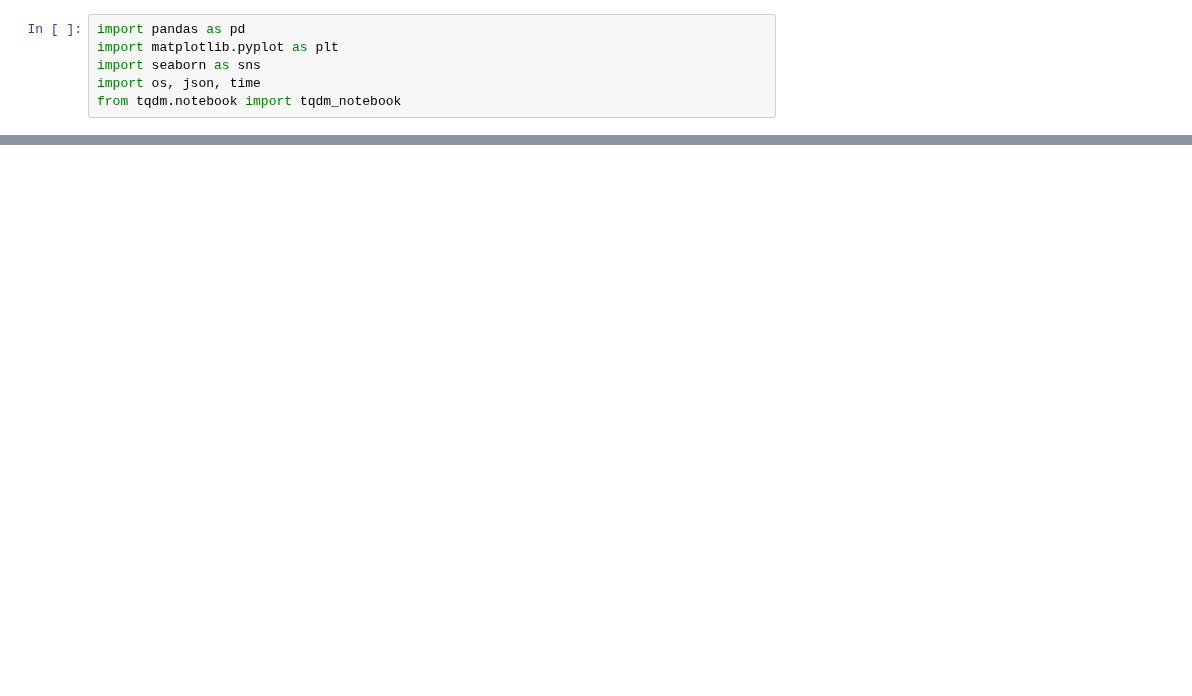
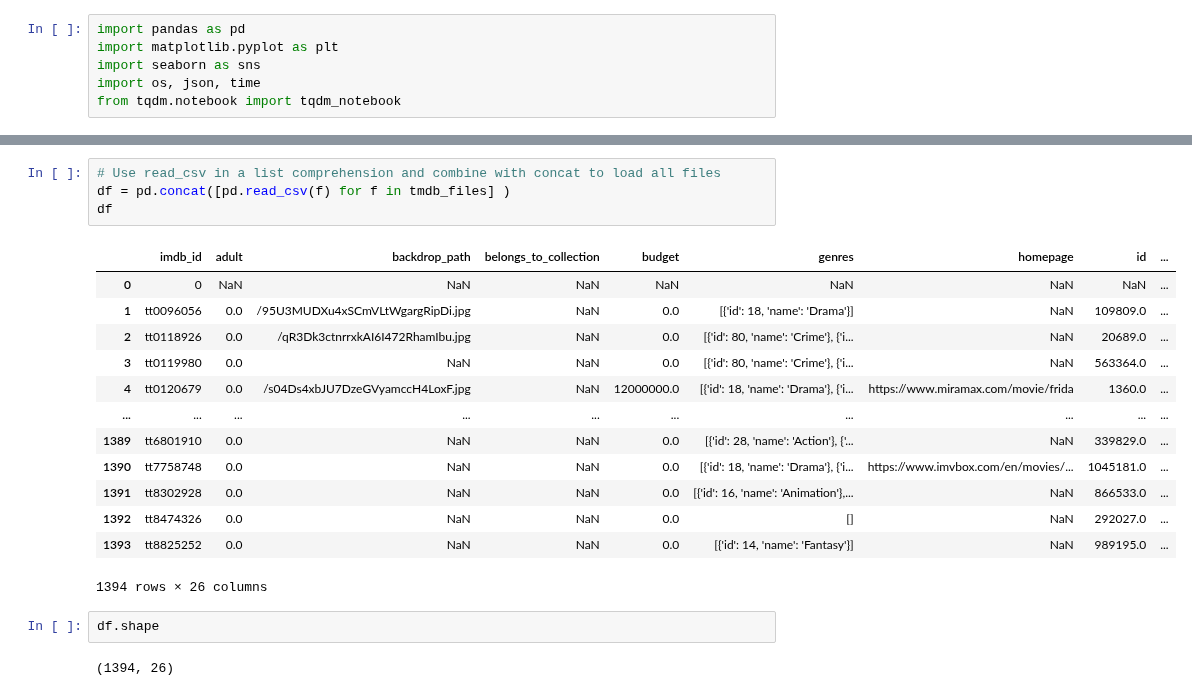
Before and after one commit to abunchoftigers/prediction-of-movie-success, a Jupyter notebook: Part 3 EDA.ipynb, the cells around one changed output, grey strips where cells are left out. Drawn from its saved outputs; the diff is of its cells as text; blank space fills up the shorter version.

```diff
--- a/Part 3 EDA.ipynb
+++ b/Part 3 EDA.ipynb
@@ -6,0 +14,22 @@ from tqdm.notebook import tqdm_notebook
+# %%
+# Use read_csv in a list comprehension and combine with concat to load all files
+df = pd.concat([pd.read_csv(f) for f in tmdb_files] )
+df
+# %% [output]
+|  | imdb_id | adult | backdrop_path | belongs_to_collection | budget | genres | homepage | id | ... |
+| 0 | 0 | NaN | NaN | NaN | NaN | NaN | NaN | NaN | ... |
+| 1 | tt0096056 | 0.0 | /95U3MUDXu4xSCmVLtWgargRipDi.jpg | NaN | 0.0 | [{'id': 18, 'name': 'Drama'}] | NaN | 109809.0 | ... |
+| 2 | tt0118926 | 0.0 | /qR3Dk3ctnrrxkAI6I472RhamIbu.jpg | NaN | 0.0 | [{'id': 80, 'name': 'Crime'}, {'i... | NaN | 20689.0 | ... |
+| 3 | tt0119980 | 0.0 | NaN | NaN | 0.0 | [{'id': 80, 'name': 'Crime'}, {'i... | NaN | 563364.0 | ... |
+| 4 | tt0120679 | 0.0 | /s04Ds4xbJU7DzeGVyamccH4LoxF.jpg | NaN | 12000000.0 | [{'id': 18, 'name': 'Drama'}, {'i... | https://www.miramax.com/movie/frida | 1360.0 | ... |
+| ... | ... | ... | ... | ... | ... | ... | ... | ... | ... |
+| 1389 | tt6801910 | 0.0 | NaN | NaN | 0.0 | [{'id': 28, 'name': 'Action'}, {'... | NaN | 339829.0 | ... |
+| 1390 | tt7758748 | 0.0 | NaN | NaN | 0.0 | [{'id': 18, 'name': 'Drama'}, {'i... | https://www.imvbox.com/en/movies/... | 1045181.0 | ... |
+| 1391 | tt8302928 | 0.0 | NaN | NaN | 0.0 | [{'id': 16, 'name': 'Animation'},... | NaN | 866533.0 | ... |
+| 1392 | tt8474326 | 0.0 | NaN | NaN | 0.0 | [] | NaN | 292027.0 | ... |
+| 1393 | tt8825252 | 0.0 | NaN | NaN | 0.0 | [{'id': 14, 'name': 'Fantasy'}] | NaN | 989195.0 | ... |
+1394 rows × 26 columns
+# %%
+df.shape
+# %% [output]
+(1394, 26)
```
Also changed, not shown: parts of 10 cells of this notebook.
